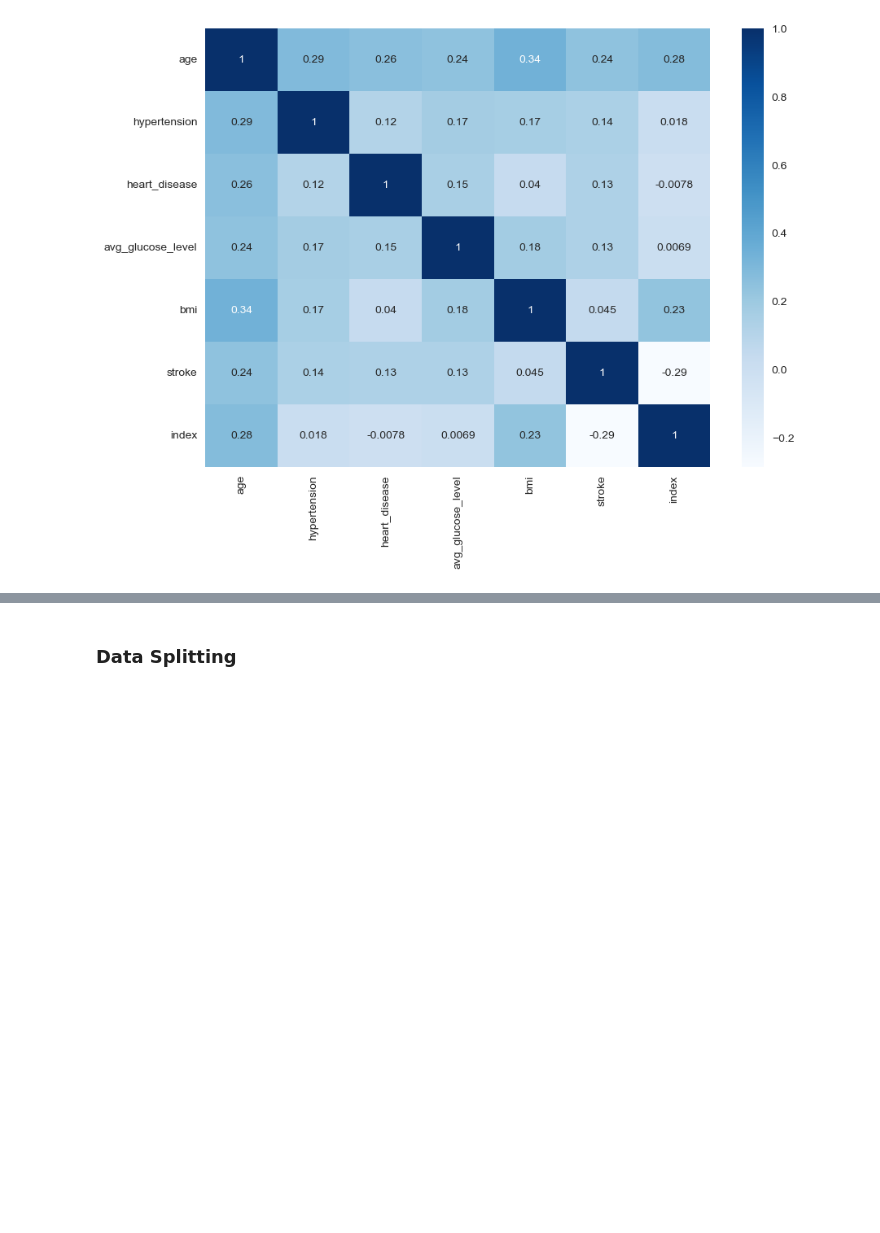
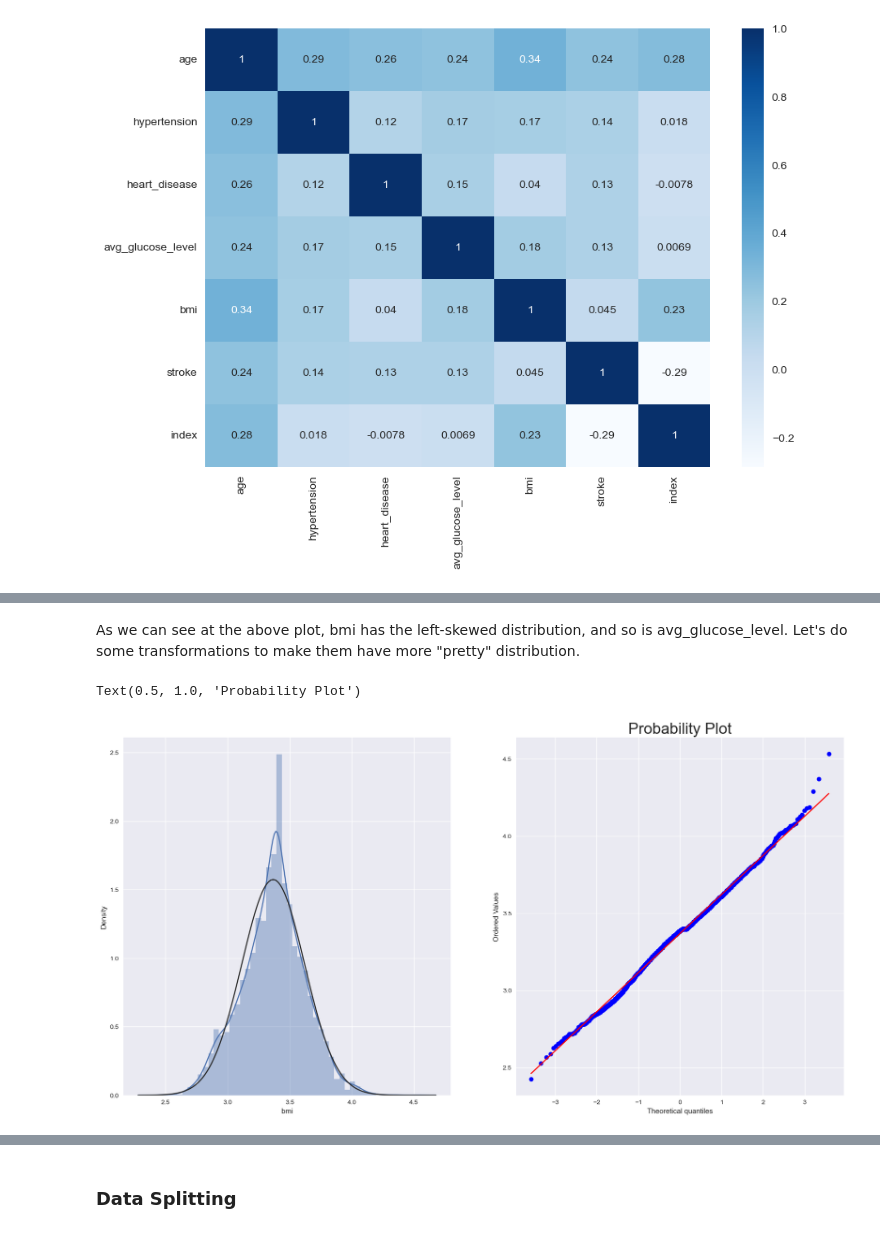
Before and after one commit to HoaNguyen710/PYTHON_FOR_DATA_SCIENCE, a Jupyter notebook: model.ipynb, the cells around one changed output, grey strips where cells are left out. Cells and saved outputs as stored; diff of their text form; code cells hidden in the pictures; blank space fills up the shorter version.

```diff
--- a/model.ipynb
+++ b/model.ipynb
@@ -512,0 +519,12 @@ sns.heatmap(data=corrmat,annot=True, cmap="Blues")
+# %% [markdown]
+As we can see at the above plot, bmi has the left-skewed distribution, and so is avg_glucose_level. Let's do some transformations to make them have more "pretty" distribution.
+# %%
+fig, ax = plt.subplots(1, 2, figsize=(20, 10))
+new_bmi = np.log1p(stroke_Final['bmi'])
+sns.distplot(new_bmi, ax=ax[0], fit=stats.norm)
+plt.title('BMI New Distribution', size=24)
+stats.probplot(new_bmi, plot=plt)
+plt.title('Probability Plot', size=24)
+# %% [output]
+Text(0.5, 1.0, 'Probability Plot')
+[figure, added]
```
Also changed, not shown: parts of 24 cells of this notebook, 2 other files.
